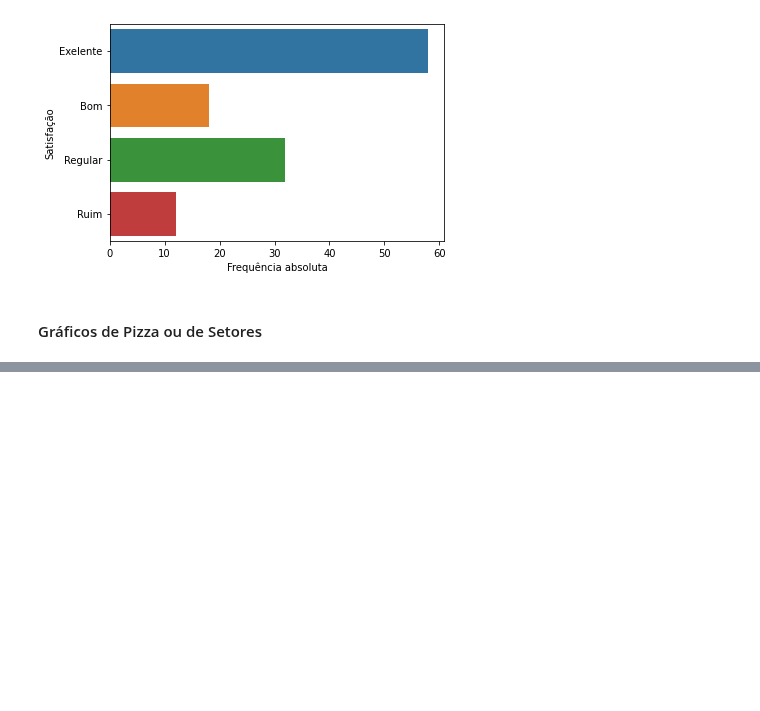
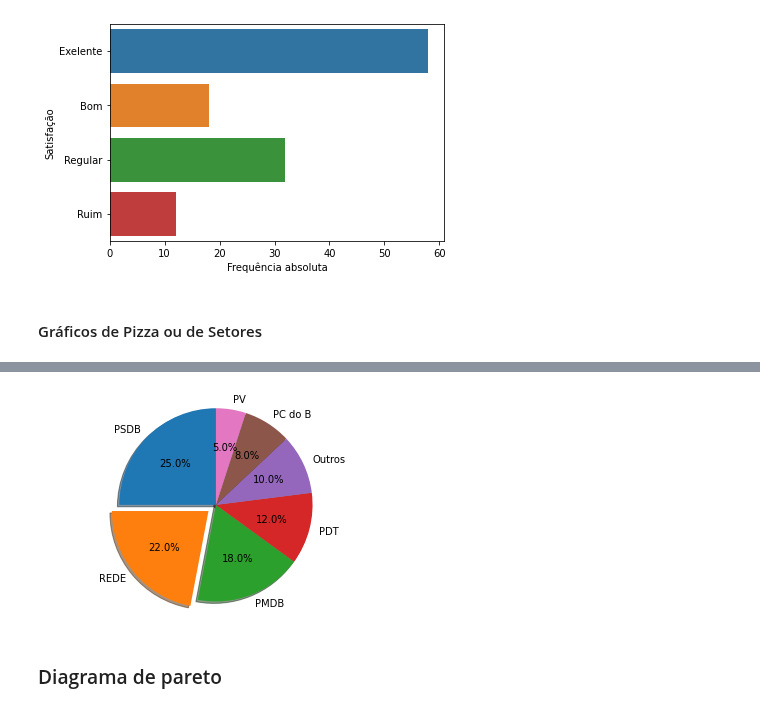
Before and after one commit to jvataidee/ManualdeAnalisedeDadosPython, a Jupyter notebook: cap2_estatistica_descritiva_univariada.ipynb, the cells around one changed output, grey strips where cells are left out. Drawn from its saved outputs; the diff is of its cells as text; code cells hidden in the pictures; blank space fills up the shorter version.

```diff
--- a/cap2_estatistica_descritiva_univariada.ipynb
+++ b/cap2_estatistica_descritiva_univariada.ipynb
@@ -155,3 +155,15 @@ ax = sns.barplot(y="Satisfação", x="Frequência absoluta", data=dados, )
 [figure]
 # %% [markdown]
 #### Gráficos de Pizza ou de Setores
+# %%
+dados = pd.DataFrame([["PMDB", 18],
+                      ["REDE", 22],
+                      ["PDT", 12],
+                      ["PSDB", 25],
+                      ["PC do B", 8],
+                      ["PV", 5],
+                      ["Outros", 10]])
+
+dados.columns = ["Partido", "Porcentagem"]
+dados = dados.sort_values("Porcentagem", ascending= False)
+dados
@@ -157,0 +179,11 @@ ax = sns.barplot(y="Satisfação", x="Frequência absoluta", data=dados, )
+# %%
+#Gráfico barra horizontal
+fig, ax = plt.subplots()
+ax.pie(dados["Porcentagem"], labels = dados["Partido"], autopct="%1.1f%%",
+             shadow = True, explode = (0,0.1,0,0,0,0,0), startangle=90)
+ax.axis("equal")
+plt.show()
+# %% [output]
+[figure, added]
+# %% [markdown]
+### Diagrama de pareto
```
Also changed, not shown: parts of 5 cells of this notebook.
